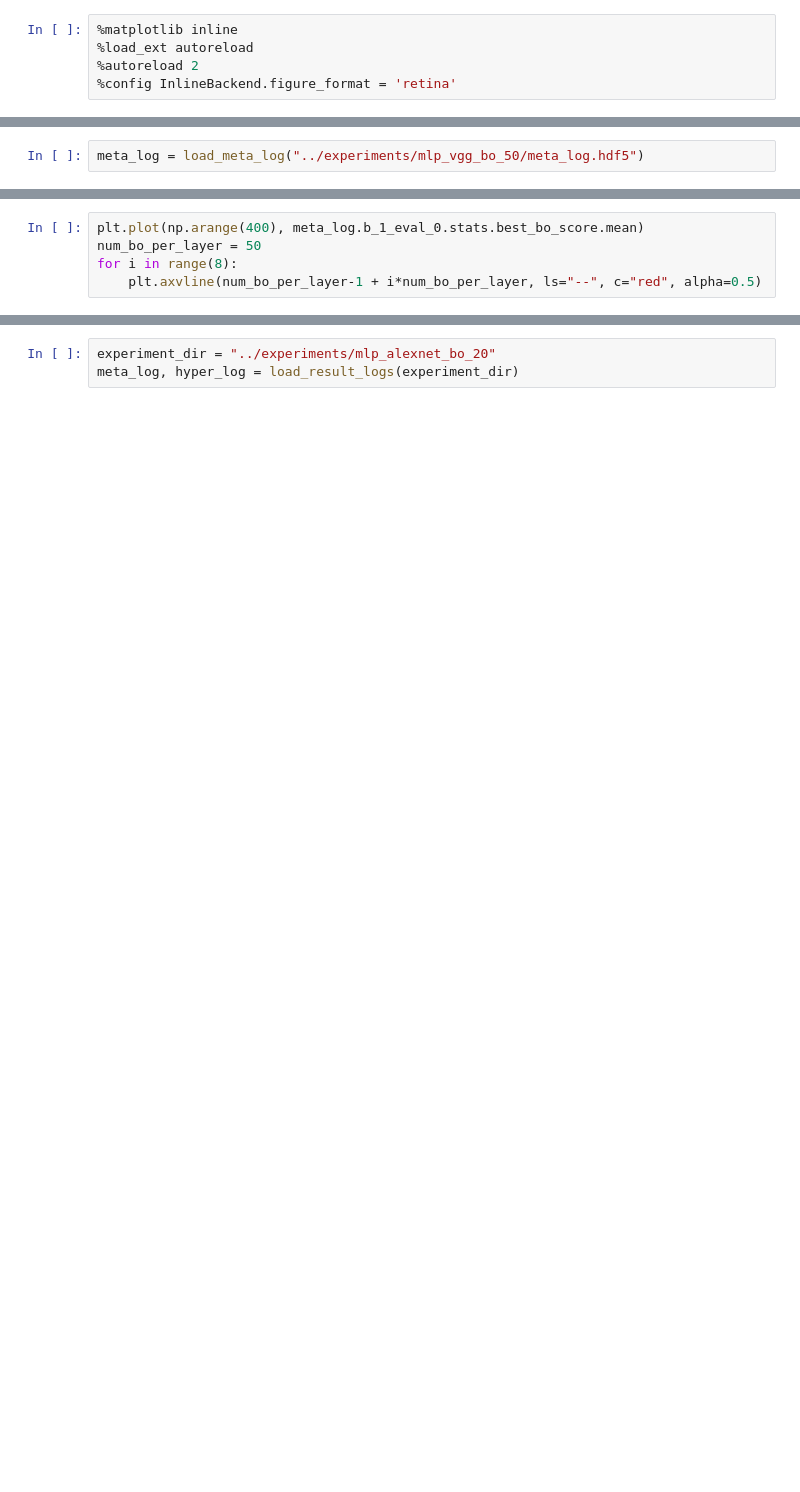
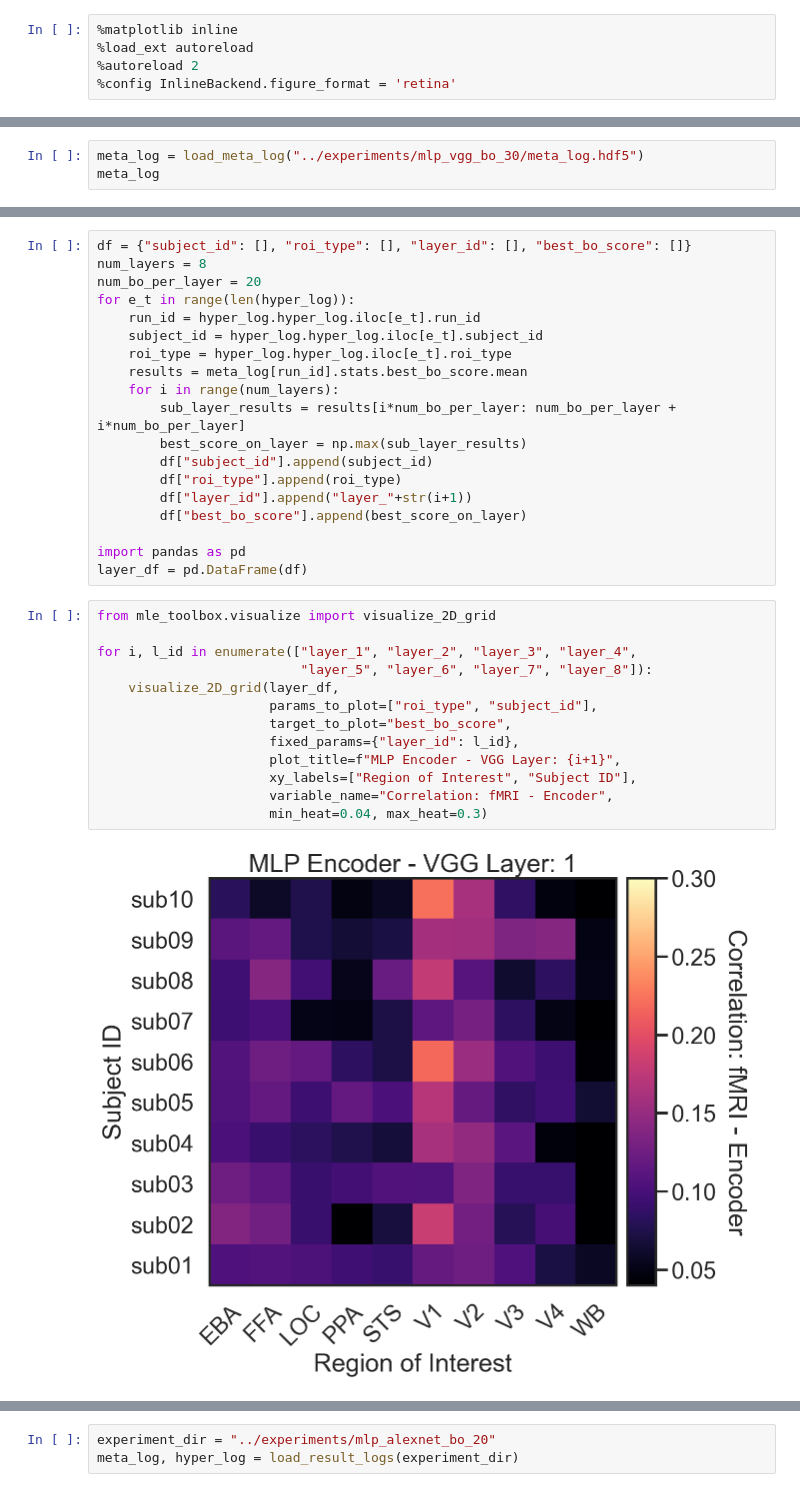
Before and after one commit to RobertTLange/algonauts-2021, a Jupyter notebook: notebooks/inspect_experiments.ipynb, the cells around one changed output, grey strips where cells are left out. Drawn from its saved outputs; the diff is of its cells as text; blank space fills up the shorter version.

```diff
--- a/notebooks/inspect_experiments.ipynb
+++ b/notebooks/inspect_experiments.ipynb
@@ -36,2 +33,3 @@ data
 # %%
-meta_log = load_meta_log("../experiments/mlp_vgg_bo_50/meta_log.hdf5")
+meta_log = load_meta_log("../experiments/mlp_vgg_bo_30/meta_log.hdf5")
+meta_log
@@ -38,5 +37,0 @@ meta_log = load_meta_log("../experiments/mlp_vgg_bo_50/meta_log.hdf5")
-# %%
-plt.plot(np.arange(400), meta_log.b_1_eval_0.stats.best_bo_score.mean)
-num_bo_per_layer = 50
-for i in range(8):
-    plt.axvline(num_bo_per_layer-1 + i*num_bo_per_layer, ls="--", c="red", alpha=0.5)
@@ -44,0 +38,34 @@ for i in range(8):
+# %%
+df = {"subject_id": [], "roi_type": [], "layer_id": [], "best_bo_score": []}
+num_layers = 8
+num_bo_per_layer = 20
+for e_t in range(len(hyper_log)):
+    run_id = hyper_log.hyper_log.iloc[e_t].run_id
+    subject_id = hyper_log.hyper_log.iloc[e_t].subject_id
+    roi_type = hyper_log.hyper_log.iloc[e_t].roi_type
+    results = meta_log[run_id].stats.best_bo_score.mean
+    for i in range(num_layers):
+        sub_layer_results = results[i*num_bo_per_layer: num_bo_per_layer + i*num_bo_per_layer]
+        best_score_on_layer = np.max(sub_layer_results)
+        df["subject_id"].append(subject_id)
+        df["roi_type"].append(roi_type)
+        df["layer_id"].append("layer_"+str(i+1))
+        df["best_bo_score"].append(best_score_on_layer)
+
+import pandas as pd
+layer_df = pd.DataFrame(df)
+# %%
+from mle_toolbox.visualize import visualize_2D_grid
+
+for i, l_id in enumerate(["layer_1", "layer_2", "layer_3", "layer_4",
+                          "layer_5", "layer_6", "layer_7", "layer_8"]):
+    visualize_2D_grid(layer_df,
+                      params_to_plot=["roi_type", "subject_id"],
+                      target_to_plot="best_bo_score",
+                      fixed_params={"layer_id": l_id},
+                      plot_title=f"MLP Encoder - VGG Layer: {i+1}",
+                      xy_labels=["Region of Interest", "Subject ID"],
+                      variable_name="Correlation: fMRI - Encoder",
+                      min_heat=0.04, max_heat=0.3)
+# %% [output]
+[figure, added]
```
Also changed, not shown: parts of 18 cells of this notebook, 14 other files.
